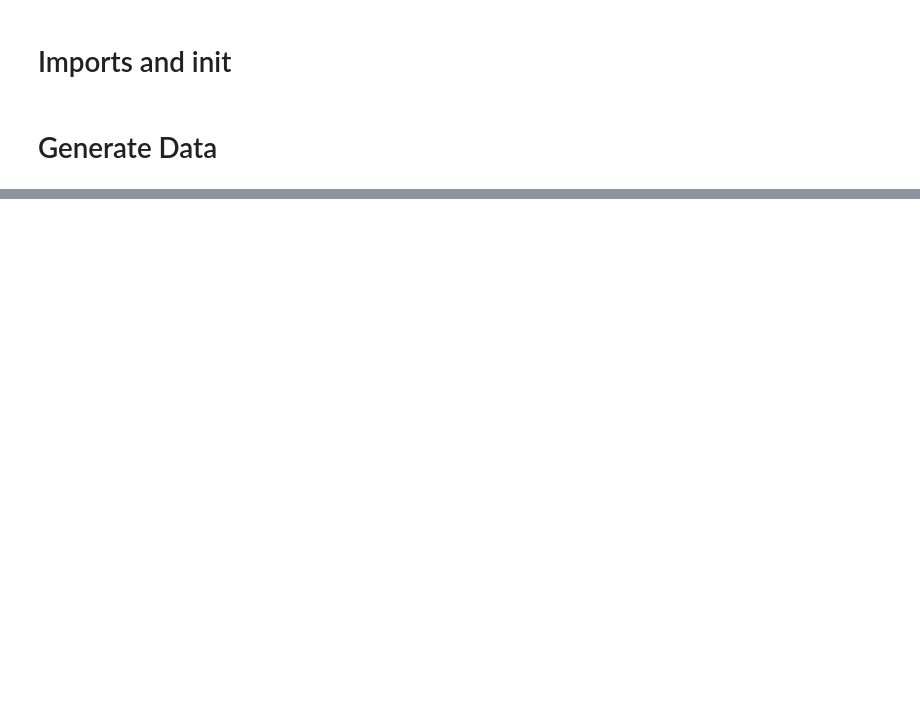
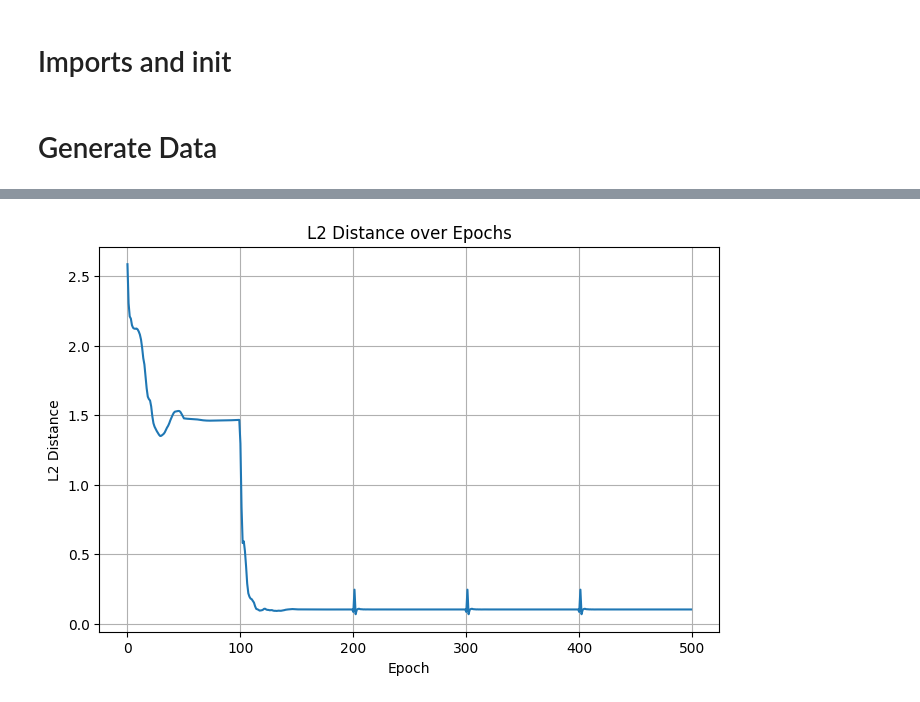
Before and after one commit to echen347/polymath25-ML, a Jupyter notebook: Normalizing Flows/notebook.ipynb, the cells around one changed output, grey strips where cells are left out. Cells and saved outputs as stored; diff of their text form; code cells hidden in the pictures; blank space fills up the shorter version.

```diff
--- a/Normalizing Flows/notebook.ipynb
+++ b/Normalizing Flows/notebook.ipynb
@@ -133,0 +136,4 @@ Final Joint Fine-tuning
+# %%
+plot_l2(l2_history)
+# %% [output]
+[figure, added]
```
Also changed, not shown: parts of 21 cells of this notebook, 11 other files.
